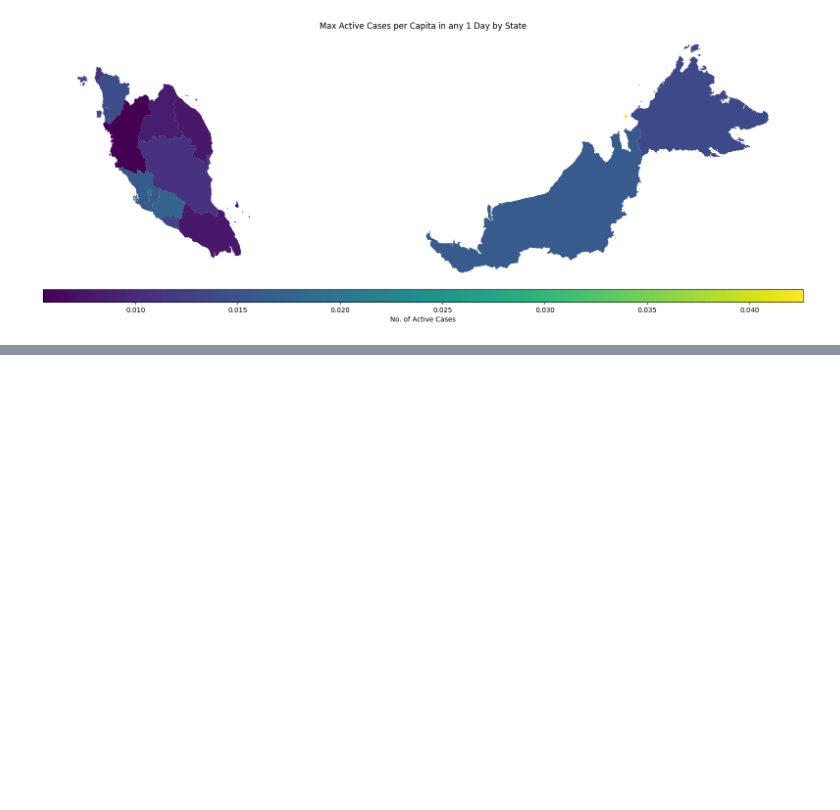
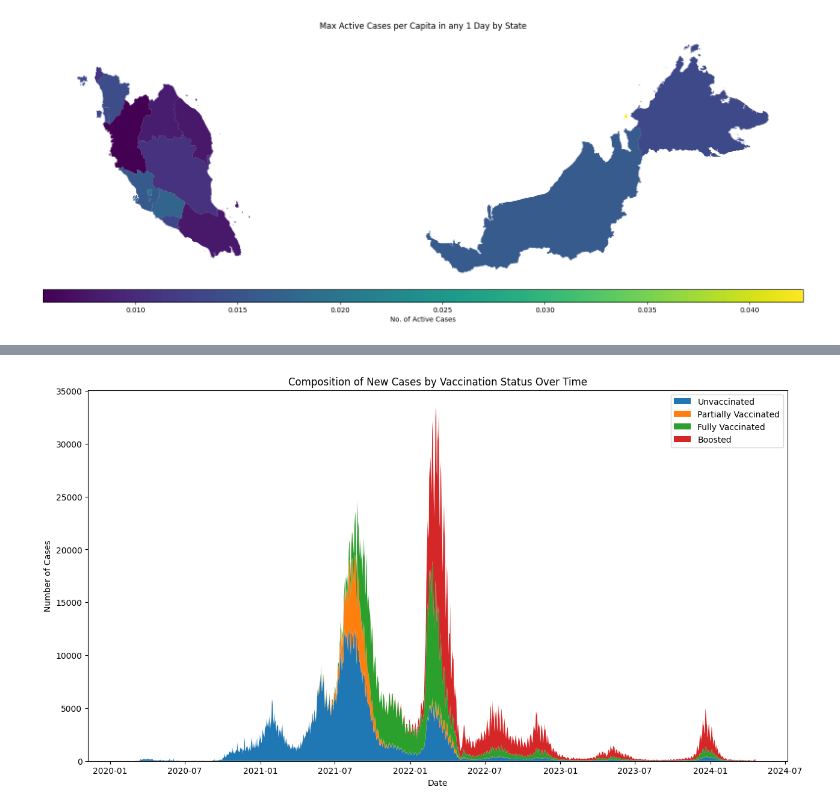
Before and after one commit to MarcusO17/5011-cem-ml, a Jupyter notebook: notebooks/EDAReport2.ipynb, the cells around one changed output, grey strips where cells are left out. Drawn from its saved outputs; the diff is of its cells as text; code cells hidden in the pictures; blank space fills up the shorter version.

```diff
--- a/notebooks/EDAReport2.ipynb
+++ b/notebooks/EDAReport2.ipynb
@@ -398,0 +498,17 @@ plt.show()
+# %%
+vax_status = df.groupby('date')[['cases_unvax', 'cases_pvax', 'cases_fvax', 'cases_boost']].sum()
+
+plt.figure(figsize=(15, 8))
+plt.stackplot(vax_status.index,
+              vax_status['cases_unvax'],
+              vax_status['cases_pvax'],
+              vax_status['cases_fvax'],
+              vax_status['cases_boost'],
+              labels=['Unvaccinated', 'Partially Vaccinated', 'Fully Vaccinated', 'Boosted'])
+plt.title('Composition of New Cases by Vaccination Status Over Time')
+plt.xlabel('Date')
+plt.ylabel('Number of Cases')
+plt.legend()
+plt.show()
+# %% [output]
+[figure, added]
```
Also changed, not shown: parts of 26 cells of this notebook.
